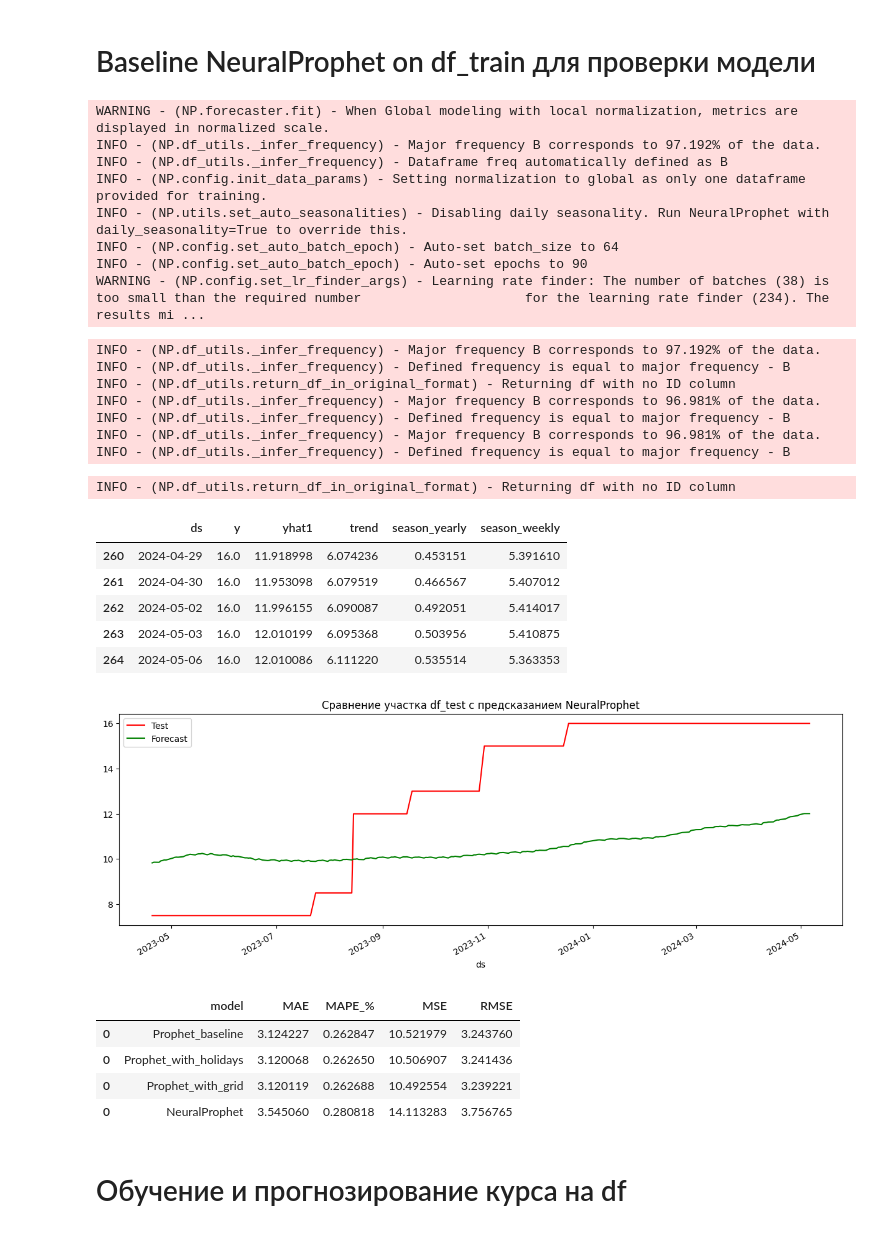
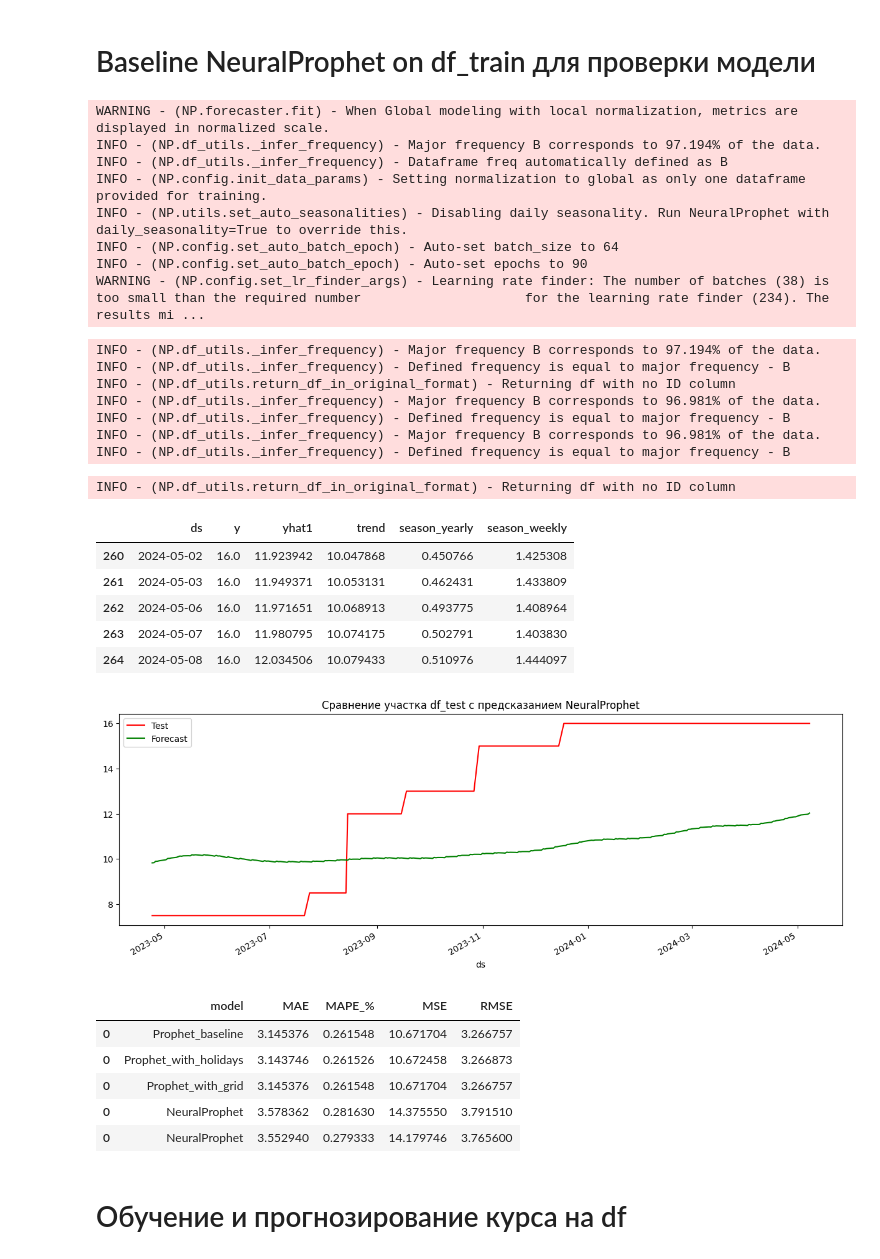
Before and after one commit to myxa95/01_Prediction_of_the_key_rate_in_the_Russian_Federation, a Jupyter notebook: notebooks/Baseline_Tuning.ipynb, the cells around one changed output. Cells and saved outputs as stored; diff of their text form; code cells hidden in the pictures.

```diff
--- a/notebooks/Baseline_Tuning.ipynb
+++ b/notebooks/Baseline_Tuning.ipynb
@@ -394,12 +394,13 @@ with open('../backend/final_test_model.json', 'w') as fout:
 # %% [markdown]
 # Baseline NeuralProphet on df_train для проверки модели
 # %%
-NeuralProphet = NeuralProphet()
-NeuralProphet.set_plotting_backend("plotly-static")
-metricsnp = NeuralProphet.fit(df_train)
+# Обучение модели на df
+NeuralProphet_bl = NeuralProphet()
+NeuralProphet_bl.set_plotting_backend("plotly-static")
+metricsnp = NeuralProphet_bl.fit(df_train)
 # %% [output]
 WARNING - (NP.forecaster.fit) - When Global modeling with local normalization, metrics are displayed in normalized scale.
-INFO - (NP.df_utils._infer_frequency) - Major frequency B corresponds to 97.192% of the data.
+INFO - (NP.df_utils._infer_frequency) - Major frequency B corresponds to 97.194% of the data.
 INFO - (NP.df_utils._infer_frequency) - Dataframe freq automatically defined as B
 INFO - (NP.config.init_data_params) - Setting normalization to global as only one dataframe provided for training.
 INFO - (NP.utils.set_auto_seasonalities) - Disabling daily seasonality. Run NeuralProphet with daily_seasonality=True to override this.
@@ -408,11 +409,11 @@ INFO - (NP.config.set_auto_batch_epoch) - Auto-set epochs to 90
 WARNING - (NP.config.set_lr_finder_args) - Learning rate finder: The number of batches (38) is too small than the required number                     for the learning rate finder (234). The results mi ...
 # %%
 # Создание df с прогнозом
-future_np = NeuralProphet.make_future_dataframe(df_train, periods = pred_days, n_historic_predictions = len(df_train))
-forecast_np = NeuralProphet.predict(df_test)
-forecast_np.tail()
+future_np = NeuralProphet_bl.make_future_dataframe(df_train, periods = pred_days, n_historic_predictions = len(df_train))
+forecast_np_bl = NeuralProphet_bl.predict(df_test)
+forecast_np_bl.tail()
 # %% [output]
-INFO - (NP.df_utils._infer_frequency) - Major frequency B corresponds to 97.192% of the data.
+INFO - (NP.df_utils._infer_frequency) - Major frequency B corresponds to 97.194% of the data.
 INFO - (NP.df_utils._infer_frequency) - Defined frequency is equal to major frequency - B
 INFO - (NP.df_utils.return_df_in_original_format) - Returning df with no ID column
 INFO - (NP.df_utils._infer_frequency) - Major frequency B corresponds to 96.981% of the data.
@@ -421,10 +422,10 @@ INFO - (NP.df_utils._infer_frequency) - Major frequency B corresponds to 96.981%
 INFO - (NP.df_utils._infer_frequency) - Defined frequency is equal to major frequency - B
 INFO - (NP.df_utils.return_df_in_original_format) - Returning df with no ID column
 |  | ds | y | yhat1 | trend | season_yearly | season_weekly |
-| 260 | 2024-04-29 | 16.0 | 11.918998 | 6.074236 | 0.453151 | 5.391610 |
-| 261 | 2024-04-30 | 16.0 | 11.953098 | 6.079519 | 0.466567 | 5.407012 |
-| 262 | 2024-05-02 | 16.0 | 11.996155 | 6.090087 | 0.492051 | 5.414017 |
-| 263 | 2024-05-03 | 16.0 | 12.010199 | 6.095368 | 0.503956 | 5.410875 |
-| 264 | 2024-05-06 | 16.0 | 12.010086 | 6.111220 | 0.535514 | 5.363353 |
+| 260 | 2024-05-02 | 16.0 | 11.923942 | 10.047868 | 0.450766 | 1.425308 |
+| 261 | 2024-05-03 | 16.0 | 11.949371 | 10.053131 | 0.462431 | 1.433809 |
+| 262 | 2024-05-06 | 16.0 | 11.971651 | 10.068913 | 0.493775 | 1.408964 |
+| 263 | 2024-05-07 | 16.0 | 11.980795 | 10.074175 | 0.502791 | 1.403830 |
+| 264 | 2024-05-08 | 16.0 | 12.034506 | 10.079433 | 0.510976 | 1.444097 |
 # %%
 # Смотрим тренд, годовые и сезонные признаки
@@ -435,24 +436,25 @@ fig = NeuralProphet.plot(forecast_np, ax=ax)
 # %%
 # Сравнение участка df_test с предсказанием prophet grid
 fig, ax = plt.subplots(figsize=(14,5))
 fig.set_figheight(5)
 fig.set_figwidth(15)
 df_test.plot(kind='line',x='ds', y='y', color='red', label='Test', ax=ax)
-forecast_np.plot(kind='line',x='ds',y='yhat1', color='green',label='Forecast', ax=ax)
+forecast_np_bl.plot(kind='line',x='ds',y='yhat1', color='green',label='Forecast', ax=ax)
 plt.title('Сравнение участка df_test с предсказанием NeuralProphet')
 plt.show()
 # %% [output]
-[figure, old version]
+[figure, new version]
 # %%
 # Сравниваем метрики после добавления NeuralProphet
-metrics = pd.concat([metrics, get_metrics(y_test=df_test['y'], y_pred=forecast_np['yhat1'], name='NeuralProphet')])
+metrics = pd.concat([metrics, get_metrics(y_test=df_test['y'], y_pred=forecast_np_bl['yhat1'], name='NeuralProphet')])
 metrics
 # %% [output]
 |  | model | MAE | MAPE_% | MSE | RMSE |
-| 0 | Prophet_baseline | 3.124227 | 0.262847 | 10.521979 | 3.243760 |
-| 0 | Prophet_with_holidays | 3.120068 | 0.262650 | 10.506907 | 3.241436 |
-| 0 | Prophet_with_grid | 3.120119 | 0.262688 | 10.492554 | 3.239221 |
-| 0 | NeuralProphet | 3.545060 | 0.280818 | 14.113283 | 3.756765 |
+| 0 | Prophet_baseline | 3.145376 | 0.261548 | 10.671704 | 3.266757 |
+| 0 | Prophet_with_holidays | 3.143746 | 0.261526 | 10.672458 | 3.266873 |
+| 0 | Prophet_with_grid | 3.145376 | 0.261548 | 10.671704 | 3.266757 |
+| 0 | NeuralProphet | 3.578362 | 0.281630 | 14.375550 | 3.791510 |
+| 0 | NeuralProphet | 3.552940 | 0.279333 | 14.179746 | 3.765600 |
 # %% [markdown]
 # Обучение и прогнозирование курса на df
 # %% [markdown]
```
Also changed, not shown: parts of 37 cells of this notebook, 14 other files.
